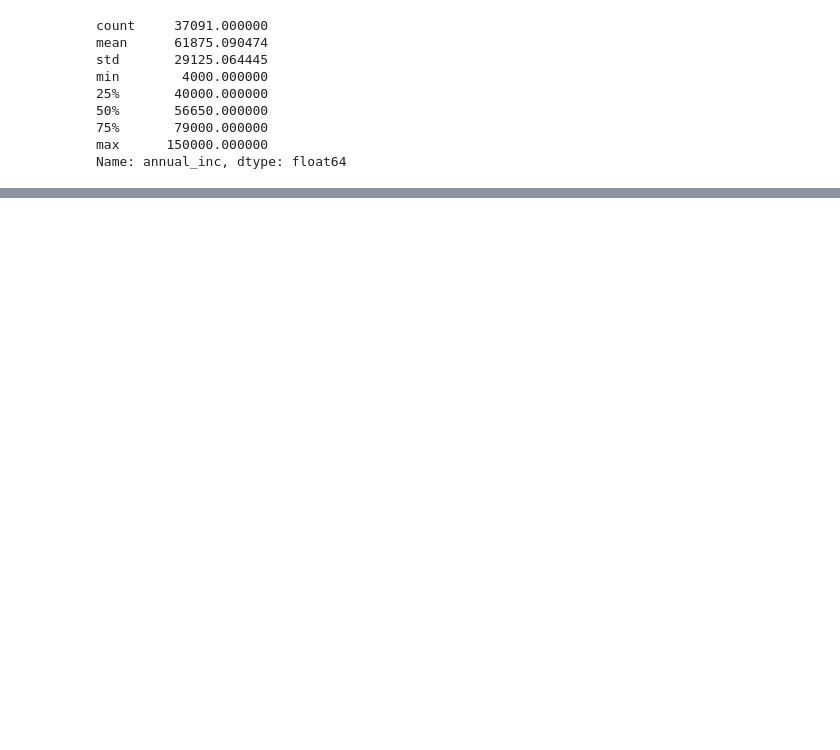
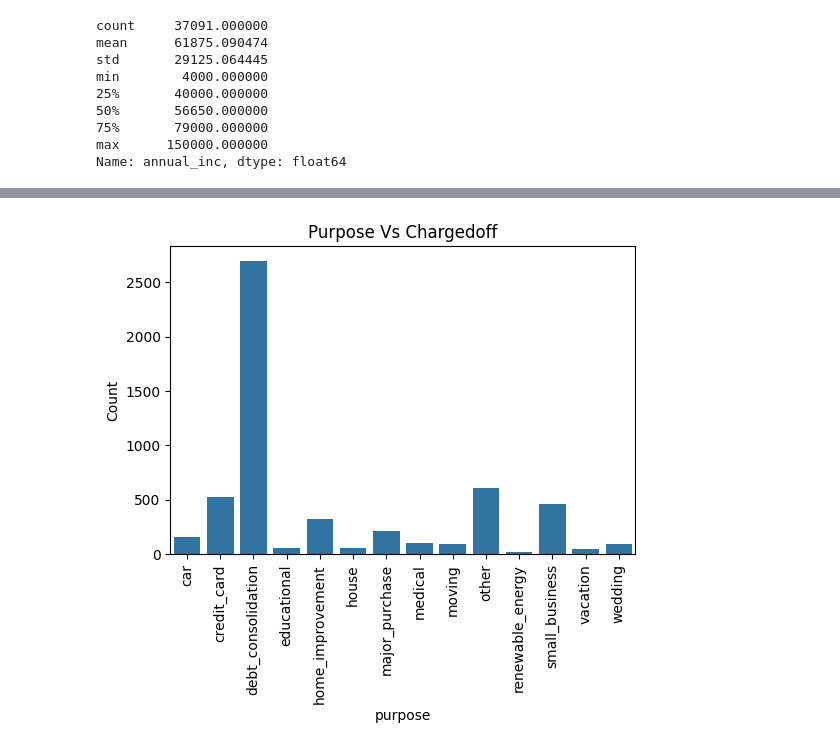
Before and after one commit to karthikgadepalli/LendingClubCaseStudy, a Jupyter notebook: LendingClubCaseStudyAnalysis.ipynb, the cells around one changed output, grey strips where cells are left out. Saved outputs shown, nothing was run; the diff lists cells and outputs as text; code cells hidden in the pictures; blank space fills up the shorter version.

```diff
--- a/LendingClubCaseStudyAnalysis.ipynb
+++ b/LendingClubCaseStudyAnalysis.ipynb
@@ -870,0 +888,15 @@ plt.show()
+# %%
+#Radhika
+# Plotting graph by Purspose of Loan to that are charged-off
+plt.figure(figsize=(6,4))
+
+sns.countplot( x="purpose", data=loandfNew[loandfNew['loan_status'] == 'Charged Off'], order = np.sort(loandfNew['purpose'].unique()))
+plt.title("Purpose Vs Chargedoff")
+plt.xlabel("purpose")
+plt.ylabel("Count")
+
+# To rotate axis text
+plt.xticks(rotation=90)
+plt.show()
+# %% [output]
+[figure, added]
```
Also changed, not shown: parts of 41 cells of this notebook.
